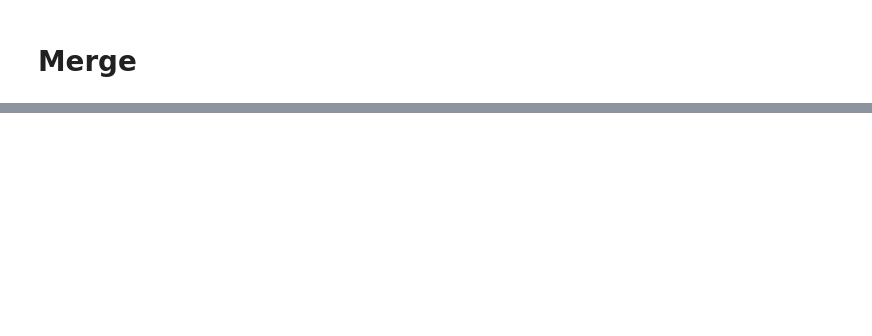
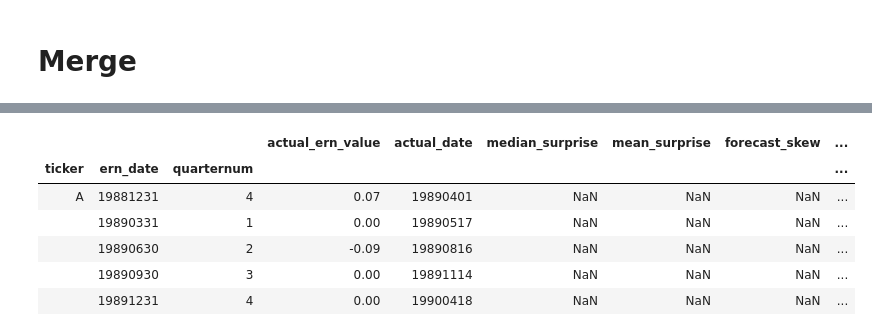
Before and after one commit to rmfeng/dsqfltproject, a Jupyter notebook: part_2_data_merge.ipynb, the cells around one changed output, grey strips where cells are left out. Cells and saved outputs as stored; diff of their text form; code cells hidden in the pictures; blank space fills up the shorter version.

```diff
--- a/part_2_data_merge.ipynb
+++ b/part_2_data_merge.ipynb
@@ -96,0 +101,8 @@ Index(['TICKER', 'PERMNO', 'NCUSIP', 'sdate', 'edate', 'SCORE'], dtype='object')
+# %%
+#drop it
+ibes_actuals=ibes_actuals.drop_duplicates(['TICKER','PENDS'])
+# %%
+ibes_actuals['quarternum']=(ibes_actuals['PENDS']%10000/100/3).astype(int)
+ibes_actuals=ibes_actuals.rename(columns={'TICKER':'ticker','PENDS':'ern_date','ACTDATS':'actual_date','VALUE':'actual_ern_value'})
+df_actual=ibes_actuals.set_index(['ticker','ern_date','quarternum'])[['actual_ern_value','actual_date']]
+df_actual.head()
@@ -96,0 +132,26 @@ Index(['TICKER', 'PERMNO', 'NCUSIP', 'sdate', 'edate', 'SCORE'], dtype='object')
+# %%
+#analyst distribution
+forecast_median=df_forecast.groupby(['ticker','ern_date','quarternum']).median()['analyst_ern_forecast']
+forecast_mean=df_forecast.groupby(['ticker','ern_date','quarternum']).mean()['analyst_ern_forecast']
+forecast_skew=forecast_median-forecast_mean
+#use Q3-Q1 as an alternative measure of kurtosis
+forecast_kurtosis=df_forecast.groupby(['ticker','ern_date','quarternum']).quantile(0.75)['analyst_ern_forecast']-df_forecast.groupby(['ticker','ern_date','quarternum']).quantile(0.25)['analyst_ern_forecast']
+forecast_std=df_forecast.groupby(['ticker','ern_date','quarternum']).std()['analyst_ern_forecast']
+# %%
+#merge the actual with the analyst distribution
+df_actual['median_surprise']=forecast_median-df_actual['actual_ern_value']
+df_actual['mean_surprise']=forecast_mean-df_actual['actual_ern_value']
+df_actual['forecast_skew']=forecast_skew
+df_actual['forecast_kurt']=forecast_kurtosis
+df_actual['forecast_std']=forecast_std
+# %%
+#this is before normalization
+df_actual.head()
+# %% [output]
+|  |  |  | actual_ern_value | actual_date | median_surprise | mean_surprise | forecast_skew | ... |
+| ticker | ern_date | quarternum |  |  |  |  |  | ... |
+| A | 19881231 | 4 | 0.07 | 19890401 | NaN | NaN | NaN | ... |
+|  | 19890331 | 1 | 0.00 | 19890517 | NaN | NaN | NaN | ... |
+|  | 19890630 | 2 | -0.09 | 19890816 | NaN | NaN | NaN | ... |
+|  | 19890930 | 3 | 0.00 | 19891114 | NaN | NaN | NaN | ... |
+|  | 19891231 | 4 | 0.00 | 19900418 | NaN | NaN | NaN | ... |
```
Also changed, not shown: parts of 12 cells of this notebook.
